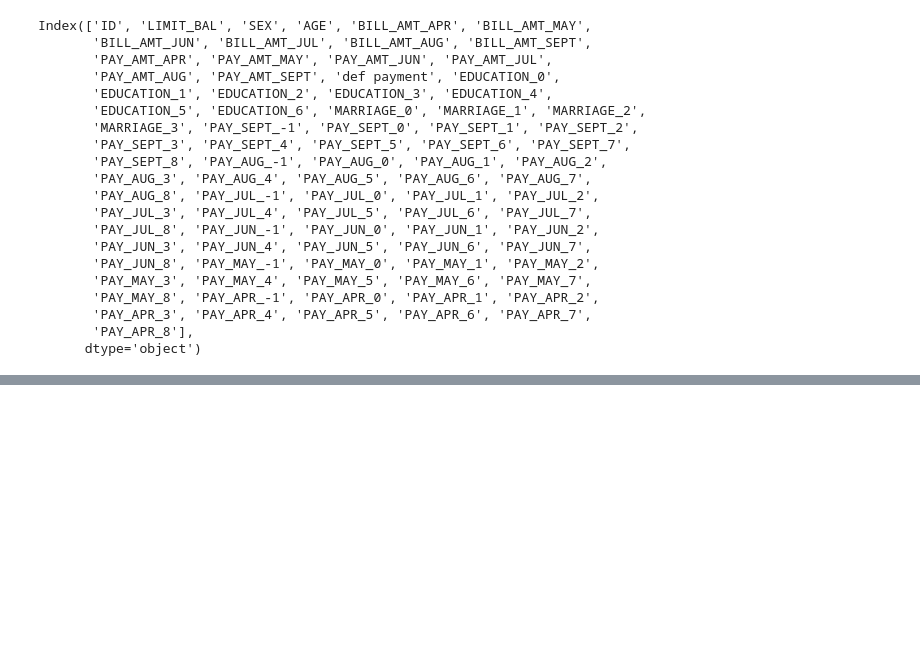
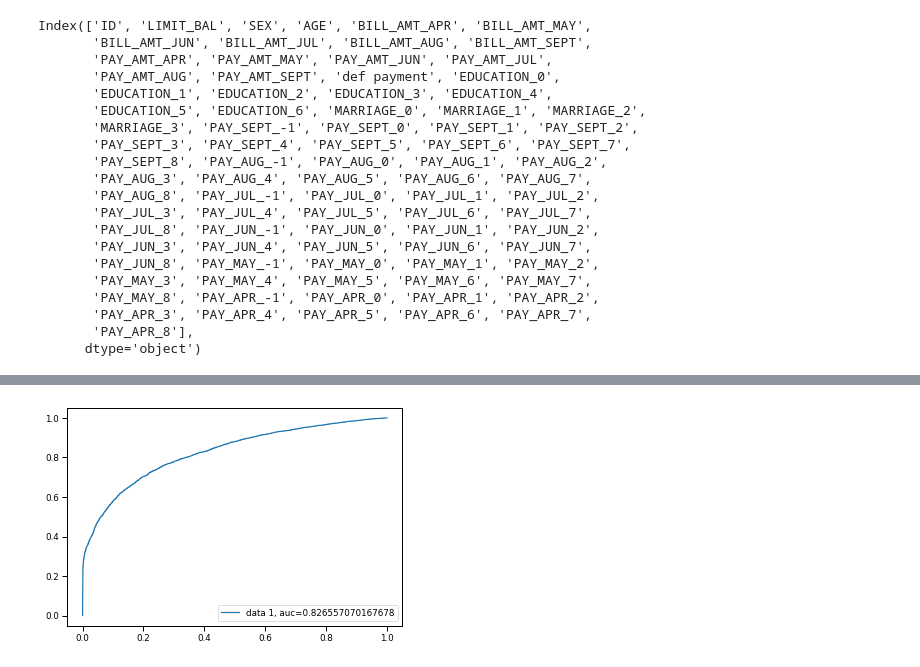
Before and after one commit to ansonsibi1/Credit-Card-Default-Prediction---Capstone-Project, a Jupyter notebook: Credit_Card_Default_Prediction_Capstone_Project.ipynb, the cells around one changed output, grey strips where cells are left out. Cells and saved outputs as stored; diff of their text form; code cells hidden in the pictures; blank space fills up the shorter version.

```diff
--- a/Credit_Card_Default_Prediction_Capstone_Project.ipynb
+++ b/Credit_Card_Default_Prediction_Capstone_Project.ipynb
@@ -533,0 +742,4 @@ Index(['ID', 'LIMIT_BAL', 'SEX', 'AGE', 'BILL_AMT_APR', 'BILL_AMT_MAY',
+# %%
+# Predicted Probability
+train_pred_proba_lr= best_clf.predict_proba(x_train)[::,1]
+test_pred_proba_lr = best_clf.predict_proba(x_test)[::,1]
@@ -533,0 +777,4 @@ Index(['ID', 'LIMIT_BAL', 'SEX', 'AGE', 'BILL_AMT_APR', 'BILL_AMT_MAY',
+# %%
+roc_auc_curve(y_test,test_pred_proba_lr )
+# %% [output]
+[figure, added]
```
Also changed, not shown: parts of 59 cells of this notebook.
